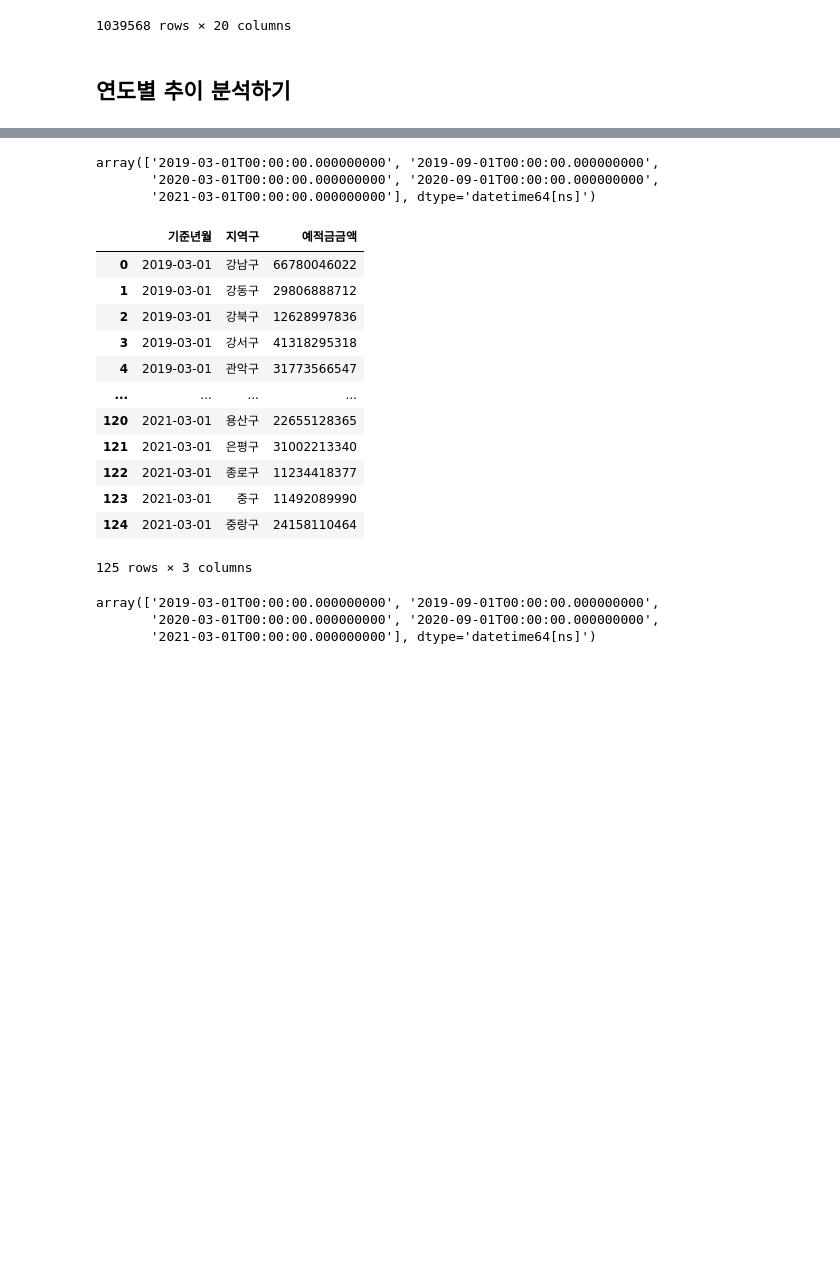
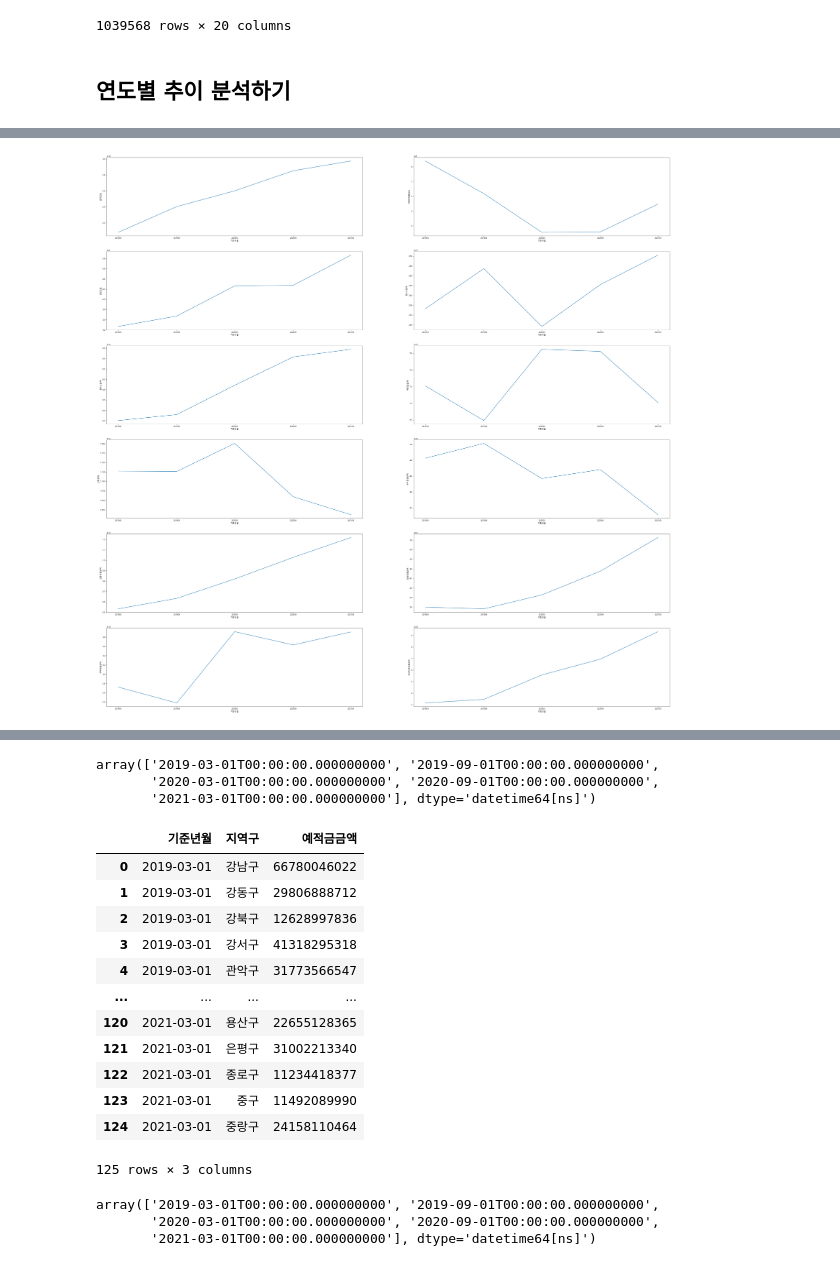
Before and after one commit to jun3599/finacial_-analysis, a Jupyter notebook: SinhanBankData.ipynb, the cells around one changed output, grey strips where cells are left out. Saved outputs shown, nothing was run; the diff lists cells and outputs as text; code cells hidden in the pictures; blank space fills up the shorter version.

```diff
--- a/SinhanBankData.ipynb
+++ b/SinhanBankData.ipynb
@@ -104,0 +120,6 @@ total_data
+# %%
+연도별합 = pd.DataFrame(total_data.groupby(['기준년월'])['급여입금',
+       '가맹점매출입금', '연금입금', '총소비금액', '총수신금액', '예적금금액', '신탁금액', '수익증권금액',
+       '신용대출금액', '담보대출금액', '주택대출금액', '전세자금대출금액'].sum())
+# %%
+연도별합 = 연도별합.reset_index()
@@ -104,0 +149,75 @@ total_data
+# %%
+fig, ((ax1,ax2),(ax3,ax4),(ax5,ax6), (ax7,ax8), (ax9,ax10), (ax11,ax12)) = plt.subplots(nrows=6, ncols=2,figsize=(50,50))
+
+sns.lineplot(data = 연도별합, x='기준년월',y='급여입금', ax=ax1)
+ax1.set_xticks(['2019-03-01T00:00:00.000000000', '2019-09-01T00:00:00.000000000',
+       '2020-03-01T00:00:00.000000000', '2020-09-01T00:00:00.000000000',
+       '2021-03-01T00:00:00.000000000'])
+ax1.set_xticklabels(['201903','201909','202003','202009','202103'])
+
+sns.lineplot(data = 연도별합, x='기준년월',y='가맹점매출입금',ax=ax2)
+ax2.set_xticks(['2019-03-01T00:00:00.000000000', '2019-09-01T00:00:00.000000000',
+       '2020-03-01T00:00:00.000000000', '2020-09-01T00:00:00.000000000',
+       '2021-03-01T00:00:00.000000000'])
+ax2.set_xticklabels(['201903','201909','202003','202009','202103'])
+
+sns.lineplot(data = 연도별합, x='기준년월',y='연금입금',ax=ax3)
+ax3.set_xticks(['2019-03-01T00:00:00.000000000', '2019-09-01T00:00:00.000000000',
+       '2020-03-01T00:00:00.000000000', '2020-09-01T00:00:00.000000000',
+       '2021-03-01T00:00:00.000000000'])
+ax3.set_xticklabels(['201903','201909','202003','202009','202103'])
+
+sns.lineplot(data = 연도별합, x='기준년월',y='총소비금액',ax=ax4)
+ax4.set_xticks(['2019-03-01T00:00:00.000000000', '2019-09-01T00:00:00.000000000',
+       '2020-03-01T00:00:00.000000000', '2020-09-01T00:00:00.000000000',
+       '2021-03-01T00:00:00.000000000'])
+ax4.set_xticklabels(['201903','201909','202003','202009','202103'])
+
+sns.lineplot(data = 연도별합, x='기준년월',y='총수신금액',ax=ax5)
+ax5.set_xticks(['2019-03-01T00:00:00.000000000', '2019-09-01T00:00:00.000000000',
+       '2020-03-01T00:00:00.000000000', '2020-09-01T00:00:00.000000000',
+       '2021-03-01T00:00:00.000000000'])
+ax5.set_xticklabels(['201903','201909','202003','202009','202103'])
+
+sns.lineplot(data = 연도별합, x='기준년월',y='예적금금액',ax=ax6)
+ax6.set_xticks(['2019-03-01T00:00:00.000000000', '2019-09-01T00:00:00.000000000',
+       '2020-03-01T00:00:00.000000000', '2020-09-01T00:00:00.000000000',
+       '2021-03-01T00:00:00.000000000'])
+ax6.set_xticklabels(['201903','201909','202003','202009','202103'])
+
+sns.lineplot(data = 연도별합, x='기준년월',y='신탁금액',ax=ax7)
+ax7.set_xticks(['2019-03-01T00:00:00.000000000', '2019-09-01T00:00:00.000000000',
+       '2020-03-01T00:00:00.000000000', '2020-09-01T00:00:00.000000000',
+       '2021-03-01T00:00:00.000000000'])
+ax7.set_xticklabels(['201903','201909','202003','202009','202103'])
+
+sns.lineplot(data = 연도별합, x='기준년월',y='수익증권금액',ax=ax8)
+ax8.set_xticks(['2019-03-01T00:00:00.000000000', '2019-09-01T00:00:00.000000000',
+       '2020-03-01T00:00:00.000000000', '2020-09-01T00:00:00.000000000',
+       '2021-03-01T00:00:00.000000000'])
+ax8.set_xticklabels(['201903','201909','202003','202009','202103'])
+
+sns.lineplot(data = 연도별합, x='기준년월',y='신용대출금액',ax=ax9)
+ax9.set_xticks(['2019-03-01T00:00:00.000000000', '2019-09-01T00:00:00.000000000',
+       '2020-03-01T00:00:00.000000000', '2020-09-01T00:00:00.000000000',
+       '2021-03-01T00:00:00.000000000'])
+ax9.set_xticklabels(['201903','201909','202003','202009','202103'])
+
+sns.lineplot(data = 연도별합, x='기준년월',y='담보대출금액',ax=ax10)
+ax10.set_xticks(['2019-03-01T00:00:00.000000000', '2019-09-01T00:00:00.000000000',
+       '2020-03-01T00:00:00.000000000', '2020-09-01T00:00:00.000000000',
+       '2021-03-01T00:00:00.000000000'])
+ax10.set_xticklabels(['201903','201909','202003','202009','202103'])
+
+sns.lineplot(data = 연도별합, x='기준년월',y='주택대출금액',ax=ax11)
+ax11.set_xticks(['2019-03-01T00:00:00.000000000', '2019-09-01T00:00:00.000000000',
+       '2020-03-01T00:00:00.000000000', '2020-09-01T00:00:00.000000000',
+       '2021-03-01T00:00:00.000000000'])
+ax11.set_xticklabels(['201903','201909','202003','202009','202103'])
+
+sns.lineplot(data = 연도별합, x='기준년월',y='전세자금대출금액',ax=ax12)
+ax12.set_xticks(['2019-03-01T00:00:00.000000000', '2019-09-01T00:00:00.000000000',
+       '2020-03-01T00:00:00.000000000', '2020-09-01T00:00:00.000000000',
+       '2021-03-01T00:00:00.000000000'])
+ax12.set_xticklabels(['201903','201909','202003','202009','202103'])
+# %% [output]
@@ -104,0 +229 @@ total_data
+[figure, added]
```
Also changed, not shown: parts of 10 cells of this notebook, 1 other file.
